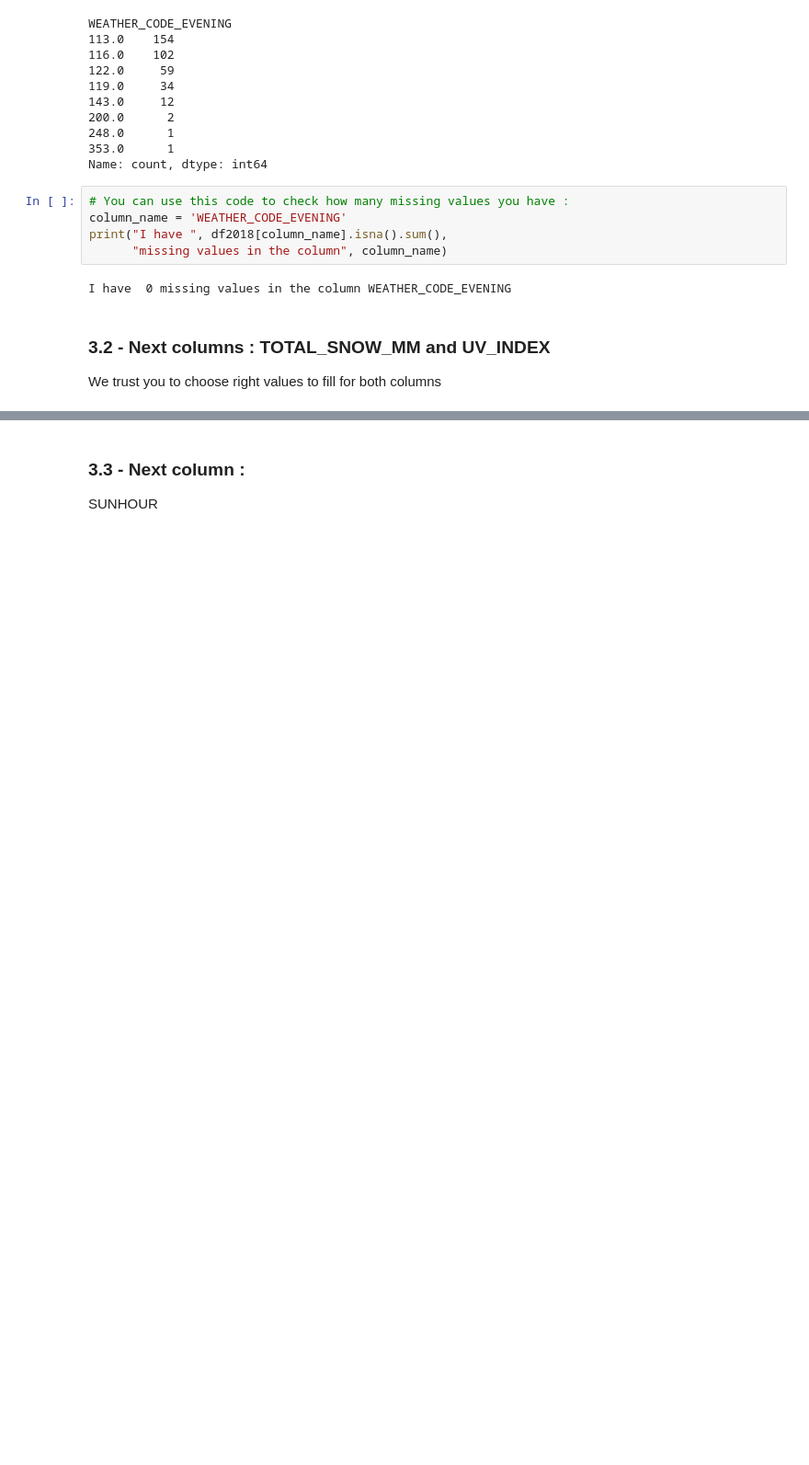
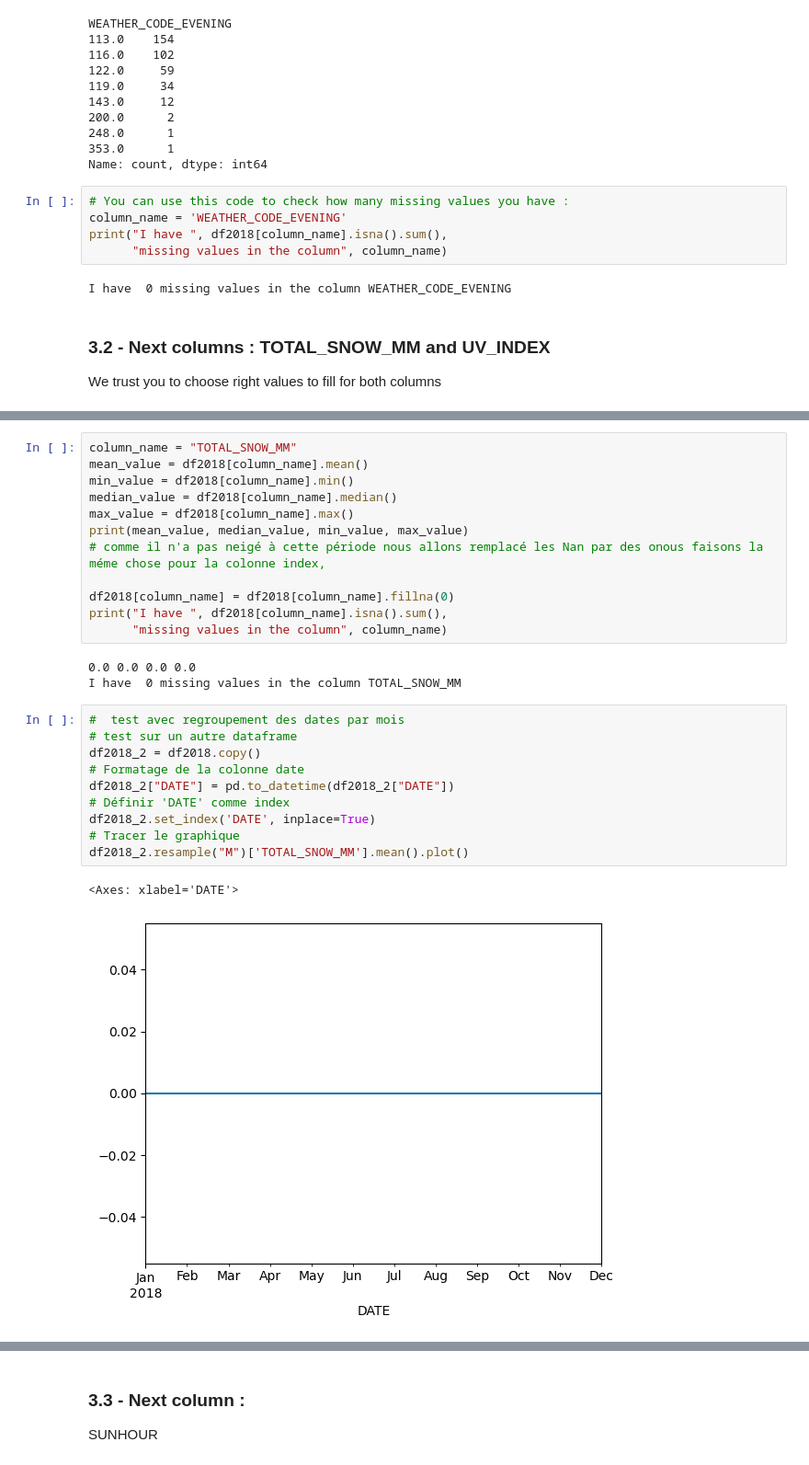
Before and after one commit to bigmoletos/WildCodeSchool_formation_IA_nov2023, a Jupyter notebook: quêtes/Semaine5/Pandas/Pandas/FD_2.1 Pandas_Merge and fill Missing values.ipynb, the cells around one changed output, grey strips where cells are left out. Shown at 92% size. Saved outputs shown, nothing was run; the diff lists cells and outputs as text; blank space fills up the shorter version.

```diff
--- a/quêtes/Semaine5/Pandas/Pandas/FD_2.1 Pandas_Merge and fill Missing values.ipynb
+++ b/quêtes/Semaine5/Pandas/Pandas/FD_2.1 Pandas_Merge and fill Missing values.ipynb
@@ -347,0 +426,28 @@ Name: UV_INDEX, dtype: float64
+# %%
+column_name = "TOTAL_SNOW_MM"
+mean_value = df2018[column_name].mean()
+min_value = df2018[column_name].min()
+median_value = df2018[column_name].median()
+max_value = df2018[column_name].max()
+print(mean_value, median_value, min_value, max_value)
+# comme il n'a pas neigé à cette période nous allons remplacé les Nan par des onous faisons la méme chose pour la colonne index,
+
+df2018[column_name] = df2018[column_name].fillna(0)
+print("I have ", df2018[column_name].isna().sum(),
+      "missing values in the column", column_name)
+# %% [output]
+0.0 0.0 0.0 0.0
+I have  0 missing values in the column TOTAL_SNOW_MM
+# %%
+#  test avec regroupement des dates par mois
+# test sur un autre dataframe
+df2018_2 = df2018.copy()
+# Formatage de la colonne date
+df2018_2["DATE"] = pd.to_datetime(df2018_2["DATE"])
+# Définir 'DATE' comme index
+df2018_2.set_index('DATE', inplace=True)
+# Tracer le graphique
+df2018_2.resample("M")['TOTAL_SNOW_MM'].mean().plot()
+# %% [output]
+<Axes: xlabel='DATE'>
+[figure, added]
```
Also changed, not shown: parts of 47 cells of this notebook, 3 other files.
